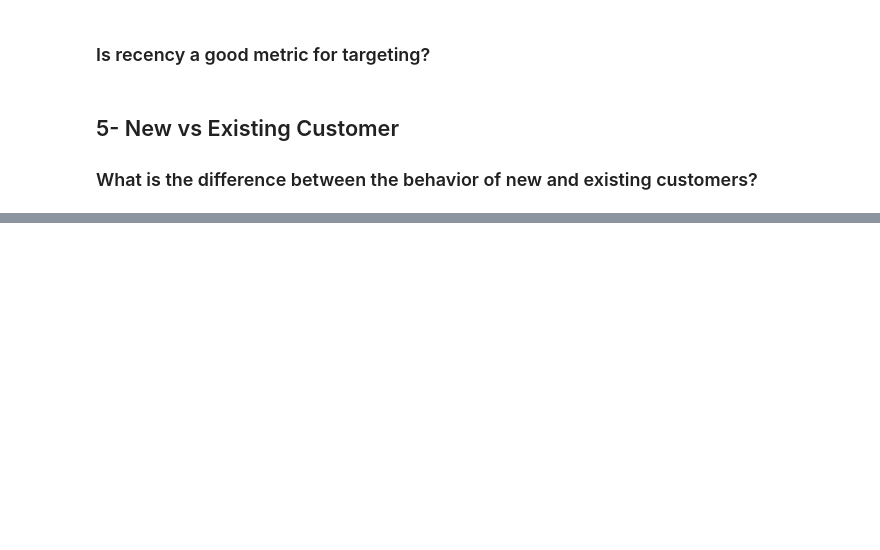
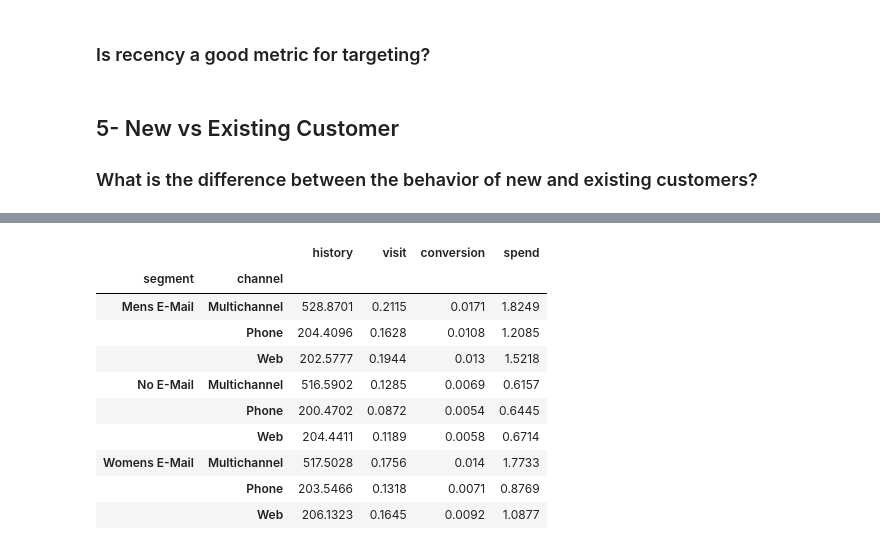
Before and after one commit to Fatemenamdar20/Project02-Customer-Analytics, a Jupyter notebook: Customer-Analytics.ipynb, the cells around one changed output, grey strips where cells are left out. Drawn from its saved outputs; the diff is of its cells as text; code cells hidden in the pictures; blank space fills up the shorter version.

Commit message:
Channel Analysis

```diff
--- a/Customer-Analytics.ipynb
+++ b/Customer-Analytics.ipynb
@@ -428,0 +420,15 @@ newbie
+# %%
+ch = df.groupby(["segment", "channel"])[["history","visit", "conversion", "spend"]].mean().round(4)
+ch
+# %% [output]
+|  |  | history | visit | conversion | spend |
+| segment | channel |  |  |  |  |
+| Mens E-Mail | Multichannel | 528.8701 | 0.2115 | 0.0171 | 1.8249 |
+|  | Phone | 204.4096 | 0.1628 | 0.0108 | 1.2085 |
+|  | Web | 202.5777 | 0.1944 | 0.013 | 1.5218 |
+| No E-Mail | Multichannel | 516.5902 | 0.1285 | 0.0069 | 0.6157 |
+|  | Phone | 200.4702 | 0.0872 | 0.0054 | 0.6445 |
+|  | Web | 204.4411 | 0.1189 | 0.0058 | 0.6714 |
+| Womens E-Mail | Multichannel | 517.5028 | 0.1756 | 0.014 | 1.7733 |
+|  | Phone | 203.5466 | 0.1318 | 0.0071 | 0.8769 |
+|  | Web | 206.1323 | 0.1645 | 0.0092 | 1.0877 |
```
Also changed, not shown: parts of 8 cells of this notebook.
